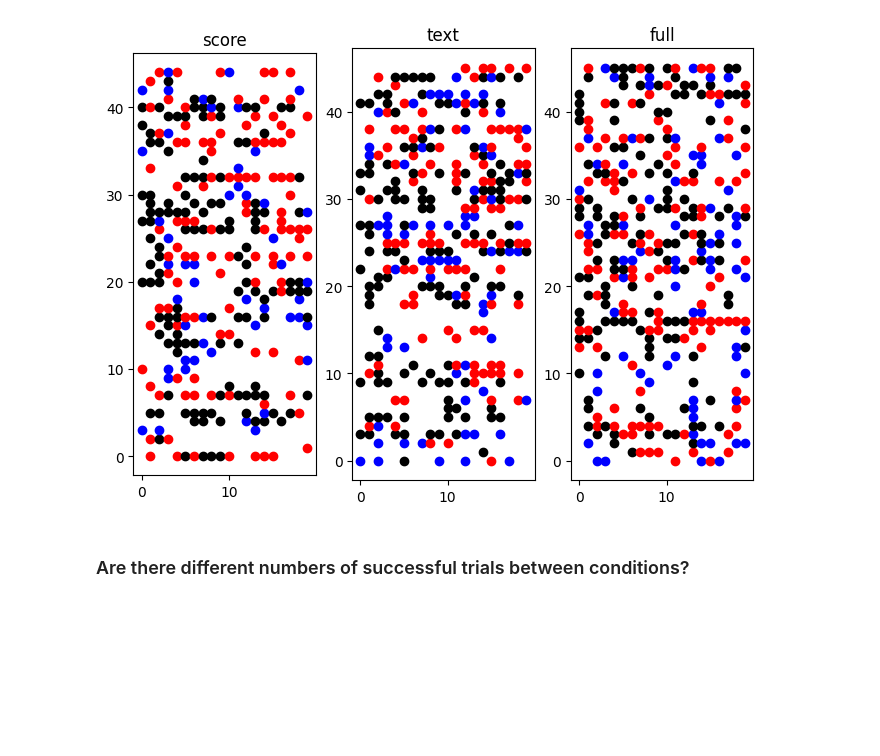
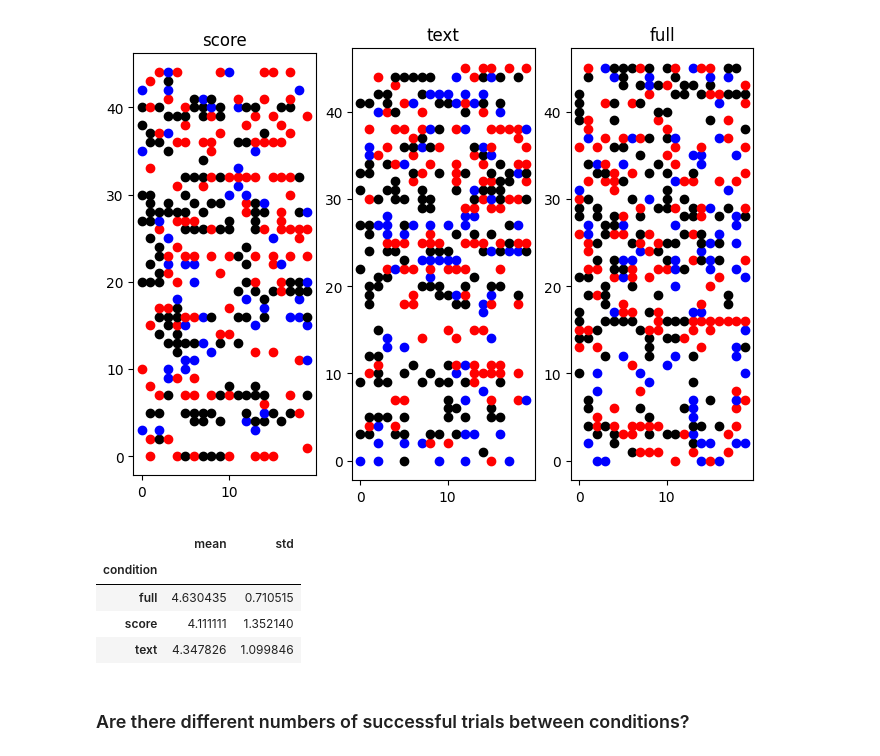
Before and after one commit to cairo-robotics/llm-multimodal-drone-feedback, a Jupyter notebook: analysis/analysis_brainstorm.ipynb, the cells around one changed output. Drawn from its saved outputs; the diff is of its cells as text; code cells hidden in the pictures; blank space fills up the shorter version.

```diff
--- a/analysis/analysis_brainstorm.ipynb
+++ b/analysis/analysis_brainstorm.ipynb
@@ -1600,5 +1597,13 @@ skipping participant 5c12b0ba17e18d0001e7629e trial 11
 skipping participant 5c12b0ba17e18d0001e7629e trial 14
 skipping participant 5c12b0ba17e18d0001e7629e trial 17
 [figure]
+# %%
+part_file.groupby('condition')['land_last_5'].agg(['mean', 'std'])
+# %% [output]
+|  | mean | std |
+| condition |  |  |
+| full | 4.630435 | 0.710515 |
+| score | 4.111111 | 1.352140 |
+| text | 4.347826 | 1.099846 |
 # %% [markdown]
 ### Are there different numbers of successful trials between conditions?
```
Also changed, not shown: parts of 15 cells of this notebook.
